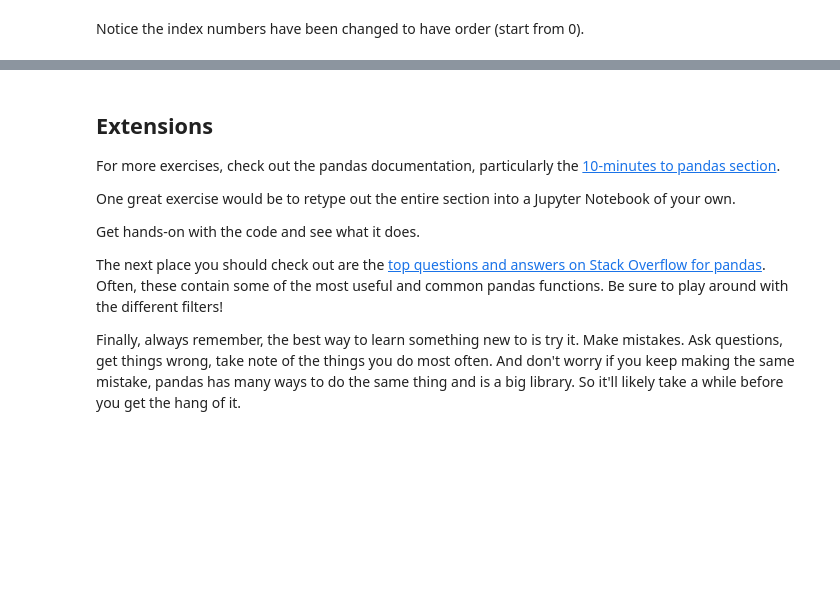
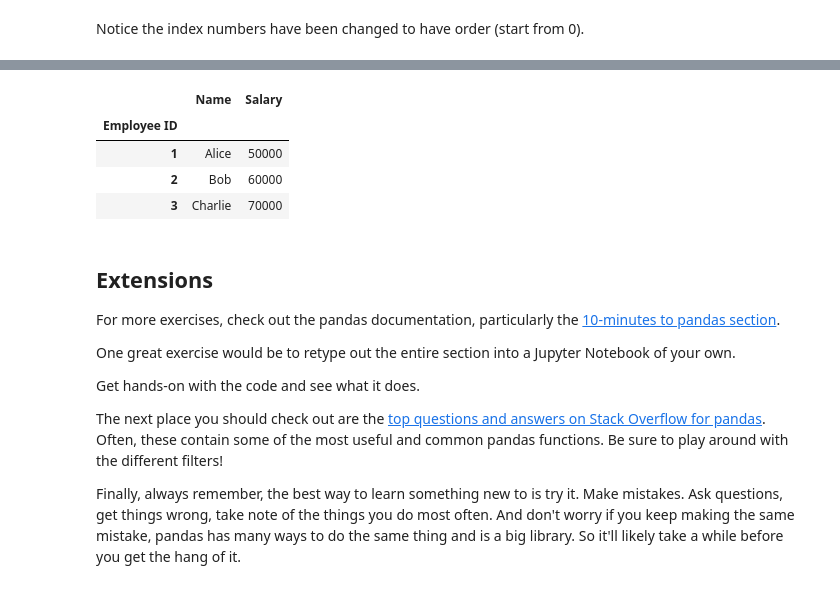
Before and after one commit to AidenHadisi/ml-journey, a Jupyter notebook: 001_pandas_exercises.ipynb, the cells around one changed output, grey strips where cells are left out. Saved outputs shown, nothing was run; the diff lists cells and outputs as text; code cells hidden in the pictures; blank space fills up the shorter version.

```diff
--- a/001_pandas_exercises.ipynb
+++ b/001_pandas_exercises.ipynb
@@ -360,3 +434,14 @@ cars_df
+# %%
+# Using the .join() method
+df1.set_index('Employee ID', inplace=True)
+df2.set_index('Employee ID', inplace=True)
+df1.join(df2)
+# %% [output]
+|  | Name | Salary |
+| Employee ID |  |  |
+| 1 | Alice | 50000 |
+| 2 | Bob | 60000 |
+| 3 | Charlie | 70000 |
 # %% [markdown]
 ## Extensions
 
```
Also changed, not shown: parts of 6 cells of this notebook, 2 other files.
